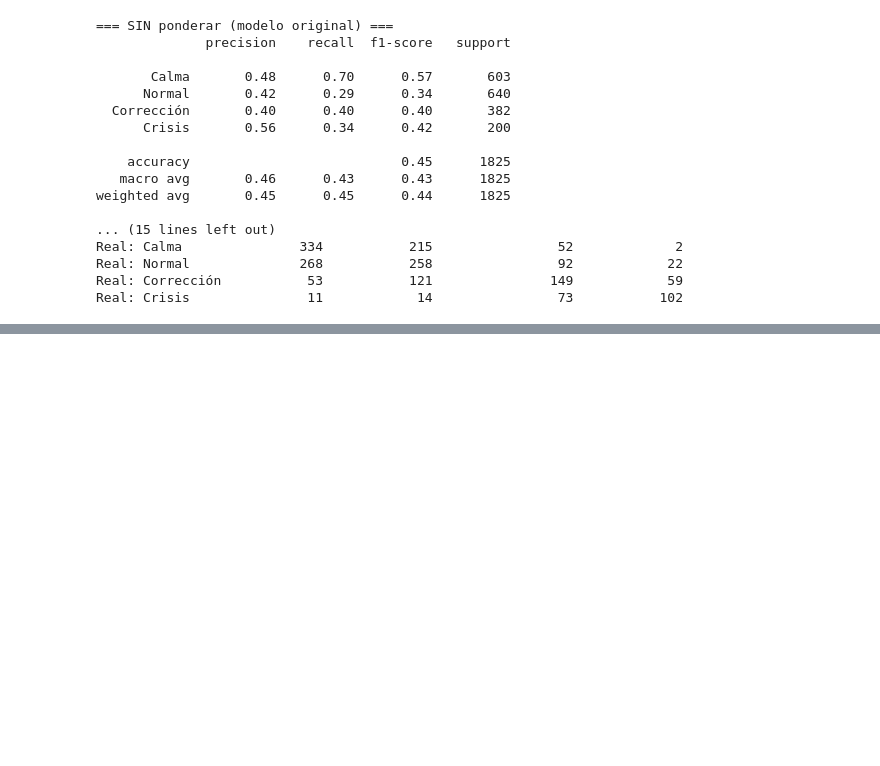
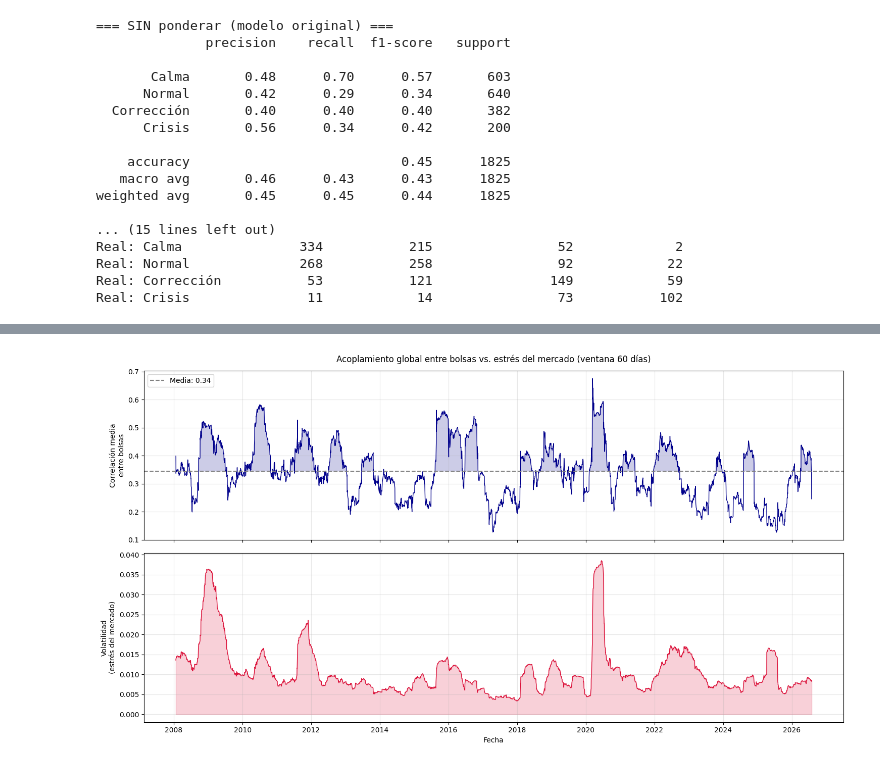
Before and after one commit to cristiangaymartin/tfm-estados-mercado, a Jupyter notebook: notebooks/03_tendencia.ipynb, the cells around one changed output, grey strips where cells are left out. Cells and saved outputs as stored; diff of their text form; code cells hidden in the pictures; blank space fills up the shorter version.

```diff
--- a/notebooks/03_tendencia.ipynb
+++ b/notebooks/03_tendencia.ipynb
@@ -509,0 +565,32 @@ Real: Crisis               11            14                73           102
+# %%
+# Volatilidad media del mercado (promedio de la volatilidad de las bolsas) para comparar
+# Reconstruimos una volatilidad de referencia: la del S&P sirve como proxy del estrés global
+vol_referencia = retornos["SP500"].rolling(60).std()
+
+fig, (ax1, ax2) = plt.subplots(2, 1, figsize=(15, 8), sharex=True,
+                                gridspec_kw={"height_ratios": [1, 1]})
+
+# Panel superior: correlación media entre bolsas
+ax1.plot(corr_media_bolsas.index, corr_media_bolsas, color="darkblue", linewidth=1)
+ax1.axhline(corr_media_bolsas.mean(), color="gray", linestyle="--",
+            label=f"Media: {corr_media_bolsas.mean():.2f}")
+ax1.fill_between(corr_media_bolsas.index, corr_media_bolsas.mean(), corr_media_bolsas,
+                 where=(corr_media_bolsas > corr_media_bolsas.mean()),
+                 color="darkblue", alpha=0.2)
+ax1.set_ylabel("Correlación media\nentre bolsas")
+ax1.set_title("Acoplamiento global entre bolsas vs. estrés del mercado (ventana 60 días)", pad=12)
+ax1.legend(loc="upper left")
+ax1.grid(True, alpha=0.3)
+
+# Panel inferior: volatilidad de referencia (el "estrés")
+ax2.plot(vol_referencia.index, vol_referencia, color="crimson", linewidth=1)
+ax2.fill_between(vol_referencia.index, 0, vol_referencia, color="crimson", alpha=0.2)
+ax2.set_ylabel("Volatilidad\n(estrés del mercado)")
+ax2.set_xlabel("Fecha")
+ax2.grid(True, alpha=0.3)
+
+plt.tight_layout()
+plt.savefig(f"{RUTA_DOCS}/acoplamiento_global.png", dpi=150, bbox_inches="tight")
+plt.show()
+# %% [output]
+[figure, added]
```
Also changed, not shown: parts of 4 cells of this notebook.
